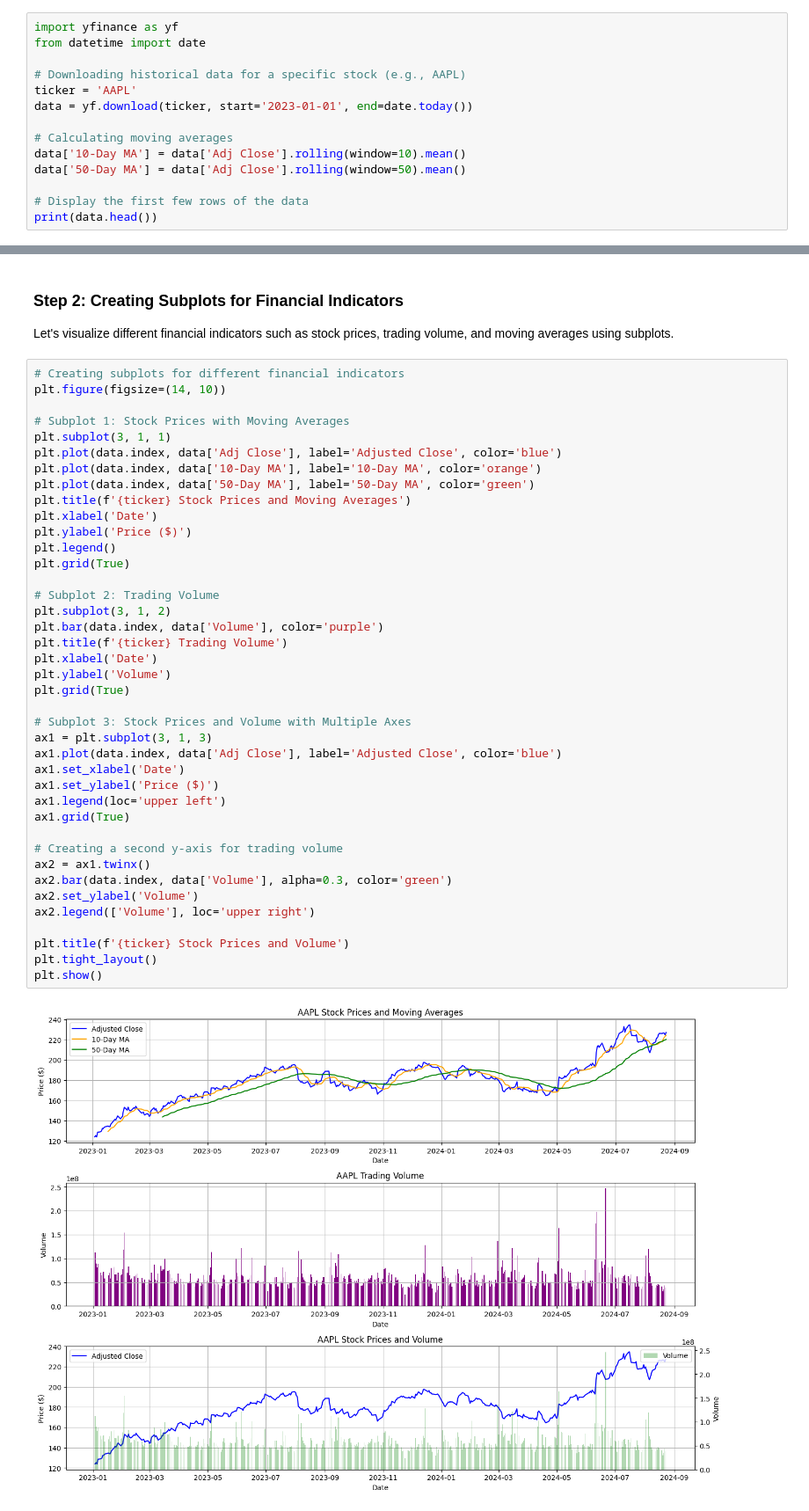
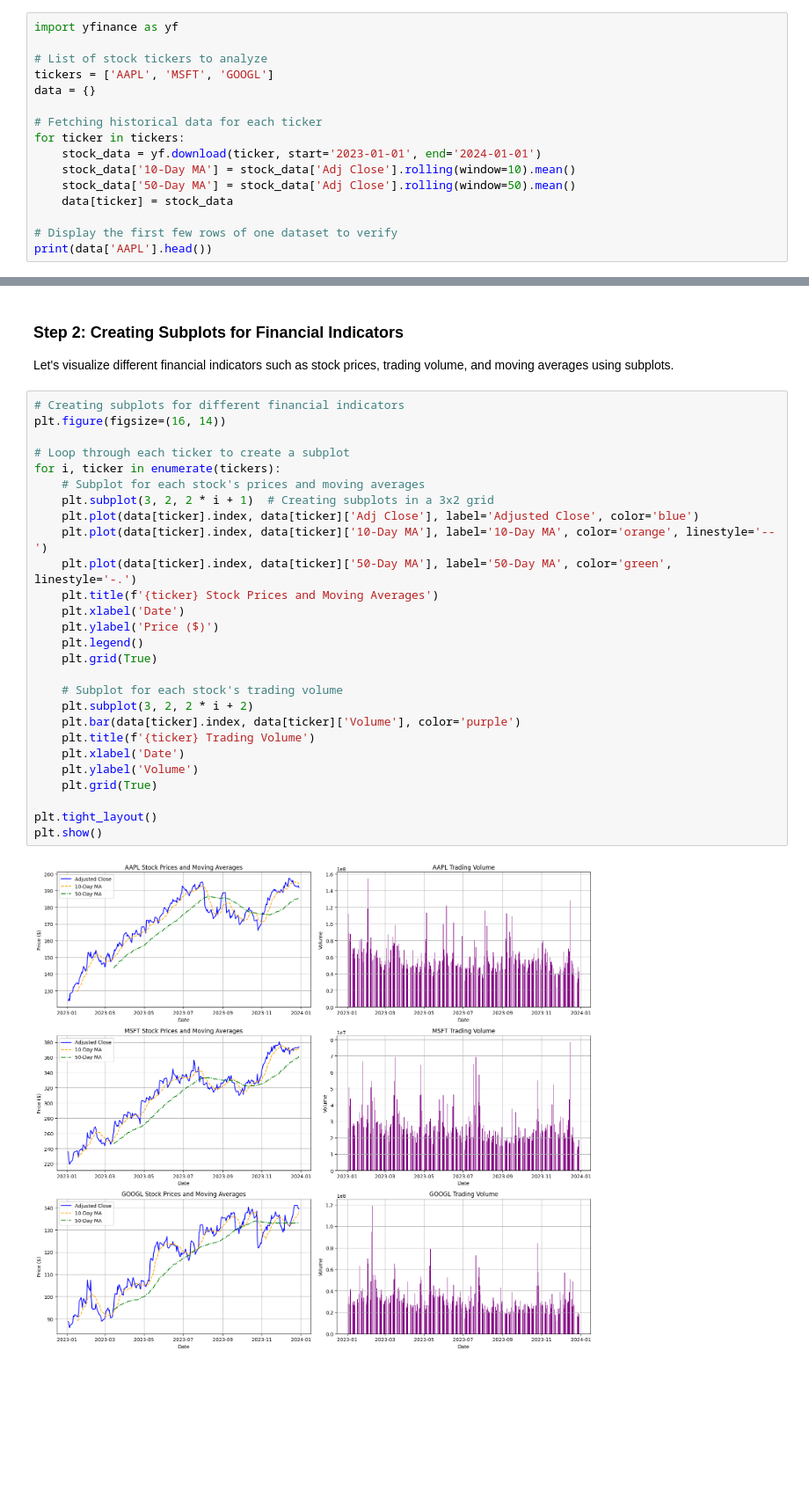
Before and after one commit to ricardogr07/100-days-of-python-and-data-science, a Jupyter notebook: 24_Creating_Subplots_and_Multiple_Axes.ipynb, the cells around one changed output, grey strips where cells are left out. Shown at 88% size. Saved outputs shown, nothing was run; the diff lists cells and outputs as text; blank space fills up the shorter version.

```diff
--- a/24_Creating_Subplots_and_Multiple_Axes.ipynb
+++ b/24_Creating_Subplots_and_Multiple_Axes.ipynb
@@ -88,17 +90,19 @@ For the use case, we'll compare different financial indicators for a specific st
 We'll use the `yfinance` library to download historical stock prices for a specific stock, such as Apple (AAPL).
 # %%
 import yfinance as yf
-from datetime import date
 
-# Downloading historical data for a specific stock (e.g., AAPL)
-ticker = 'AAPL'
-data = yf.download(ticker, start='2023-01-01', end=date.today())
+# List of stock tickers to analyze
+tickers = ['AAPL', 'MSFT', 'GOOGL']
+data = {}
 
-# Calculating moving averages
-data['10-Day MA'] = data['Adj Close'].rolling(window=10).mean()
-data['50-Day MA'] = data['Adj Close'].rolling(window=50).mean()
+# Fetching historical data for each ticker
+for ticker in tickers:
+    stock_data = yf.download(ticker, start='2023-01-01', end='2024-01-01')
+    stock_data['10-Day MA'] = stock_data['Adj Close'].rolling(window=10).mean()
+    stock_data['50-Day MA'] = stock_data['Adj Close'].rolling(window=50).mean()
+    data[ticker] = stock_data
 
-# Display the first few rows of the data
-print(data.head())
+# Display the first few rows of one dataset to verify
+print(data['AAPL'].head())
 # %% [output]
 [*********************100%%**********************]  1 of 1 completed
@@ -141,43 +147,30 @@ Date
 Let's visualize different financial indicators such as stock prices, trading volume, and moving averages using subplots.
 # %%
 # Creating subplots for different financial indicators
-plt.figure(figsize=(14, 10))
+plt.figure(figsize=(16, 14))
 
-# Subplot 1: Stock Prices with Moving Averages
-plt.subplot(3, 1, 1)
-plt.plot(data.index, data['Adj Close'], label='Adjusted Close', color='blue')
-plt.plot(data.index, data['10-Day MA'], label='10-Day MA', color='orange')
-plt.plot(data.index, data['50-Day MA'], label='50-Day MA', color='green')
-plt.title(f'{ticker} Stock Prices and Moving Averages')
-plt.xlabel('Date')
-plt.ylabel('Price ($)')
-plt.legend()
-plt.grid(True)
+# Loop through each ticker to create a subplot
+for i, ticker in enumerate(tickers):
+    # Subplot for each stock's prices and moving averages
+    plt.subplot(3, 2, 2 * i + 1)  # Creating subplots in a 3x2 grid
+    plt.plot(data[ticker].index, data[ticker]['Adj Close'], label='Adjusted Close', color='blue')
+    plt.plot(data[ticker].index, data[ticker]['10-Day MA'], label='10-Day MA', color='orange', linestyle='--')
+    plt.plot(data[ticker].index, data[ticker]['50-Day MA'], label='50-Day MA', color='green', linestyle='-.')
+    plt.title(f'{ticker} Stock Prices and Moving Averages')
+    plt.xlabel('Date')
+    plt.ylabel('Price ($)')
+    plt.legend()
+    plt.grid(True)
 
-# Subplot 2: Trading Volume
-plt.subplot(3, 1, 2)
-plt.bar(data.index, data['Volume'], color='purple')
-plt.title(f'{ticker} Trading Volume')
-plt.xlabel('Date')
-plt.ylabel('Volume')
-plt.grid(True)
+    # Subplot for each stock's trading volume
+    plt.subplot(3, 2, 2 * i + 2)
+    plt.bar(data[ticker].index, data[ticker]['Volume'], color='purple')
+    plt.title(f'{ticker} Trading Volume')
+    plt.xlabel('Date')
+    plt.ylabel('Volume')
+    plt.grid(True)
 
-# Subplot 3: Stock Prices and Volume with Multiple Axes
-ax1 = plt.subplot(3, 1, 3)
-ax1.plot(data.index, data['Adj Close'], label='Adjusted Close', color='blue')
-ax1.set_xlabel('Date')
-ax1.set_ylabel('Price ($)')
-ax1.legend(loc='upper left')
-ax1.grid(True)
-
-# Creating a second y-axis for trading volume
-ax2 = ax1.twinx()
-ax2.bar(data.index, data['Volume'], alpha=0.3, color='green')
-ax2.set_ylabel('Volume')
-ax2.legend(['Volume'], loc='upper right')
-
-plt.title(f'{ticker} Stock Prices and Volume')
 plt.tight_layout()
 plt.show()
 # %% [output]
-[figure, old version]
+[figure, new version]
```
Also changed, not shown: parts of 5 cells of this notebook, 2 other files.
